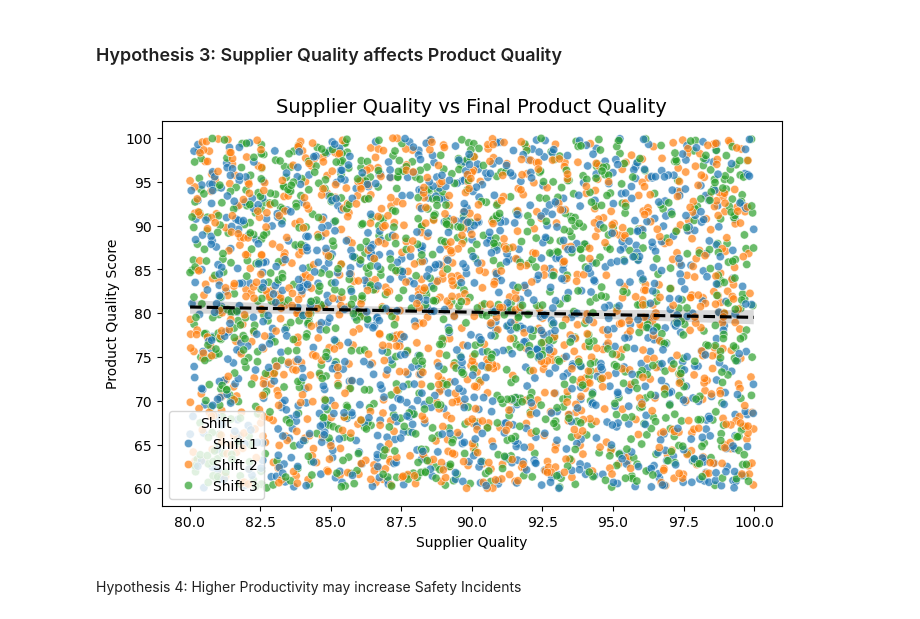
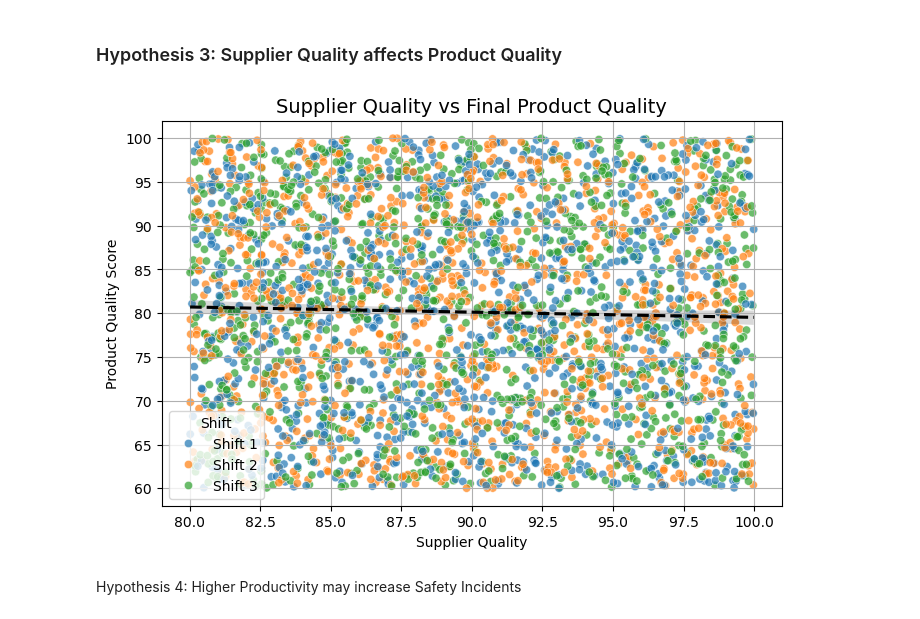
Before and after one commit to bbhatta10/Manufacturing-Quality-Analysis, a Jupyter notebook: quality.ipynb, the cells around one changed output. Drawn from its saved outputs; the diff is of its cells as text; code cells hidden in the pictures.

```diff
--- a/quality.ipynb
+++ b/quality.ipynb
@@ -352,14 +351,15 @@ plt.show()
 # %%
 # A strong positive trend suggests upstream quality directly impacts final product quality — valuable for supplier evaluation.
 plt.figure(figsize=(8,5))
 sns.scatterplot(data=df_quality_data, x='SupplierQuality', y='QualityScore', hue='Shift', alpha=0.7)
 sns.regplot(data=df_quality_data, x='SupplierQuality', y='QualityScore', scatter=False, color='black', line_kws={'linestyle':'dashed'})
 plt.title("Supplier Quality vs Final Product Quality", fontsize=14)
 plt.xlabel("Supplier Quality")
 plt.ylabel("Product Quality Score")
+plt.grid()
 plt.show()
 # %% [output]
-[figure, old version]
+[figure, new version]
 # %% [markdown]
 Hypothesis 4: Higher Productivity may increase Safety Incidents
 # %% [markdown]
```
Also changed, not shown: parts of 3 cells of this notebook.
